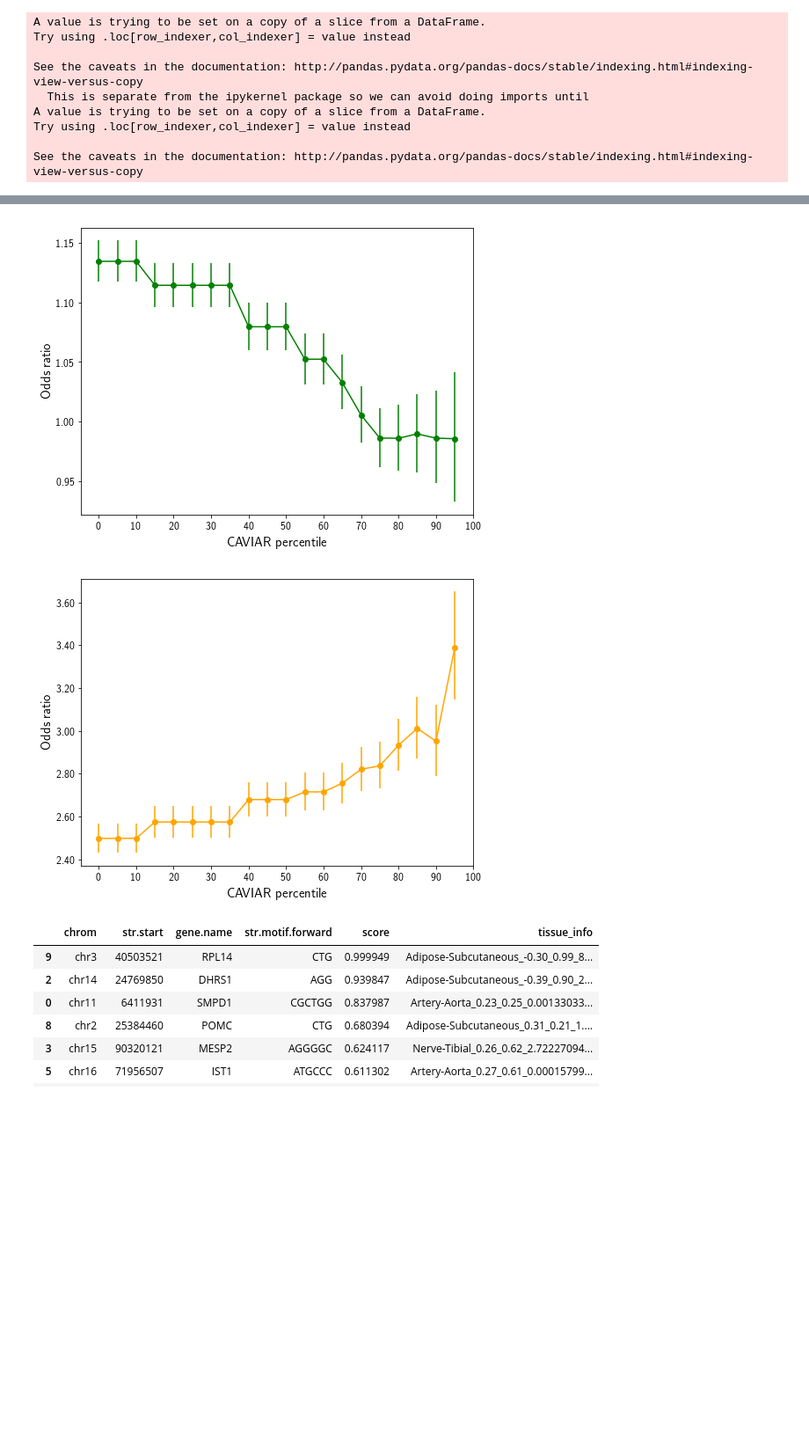
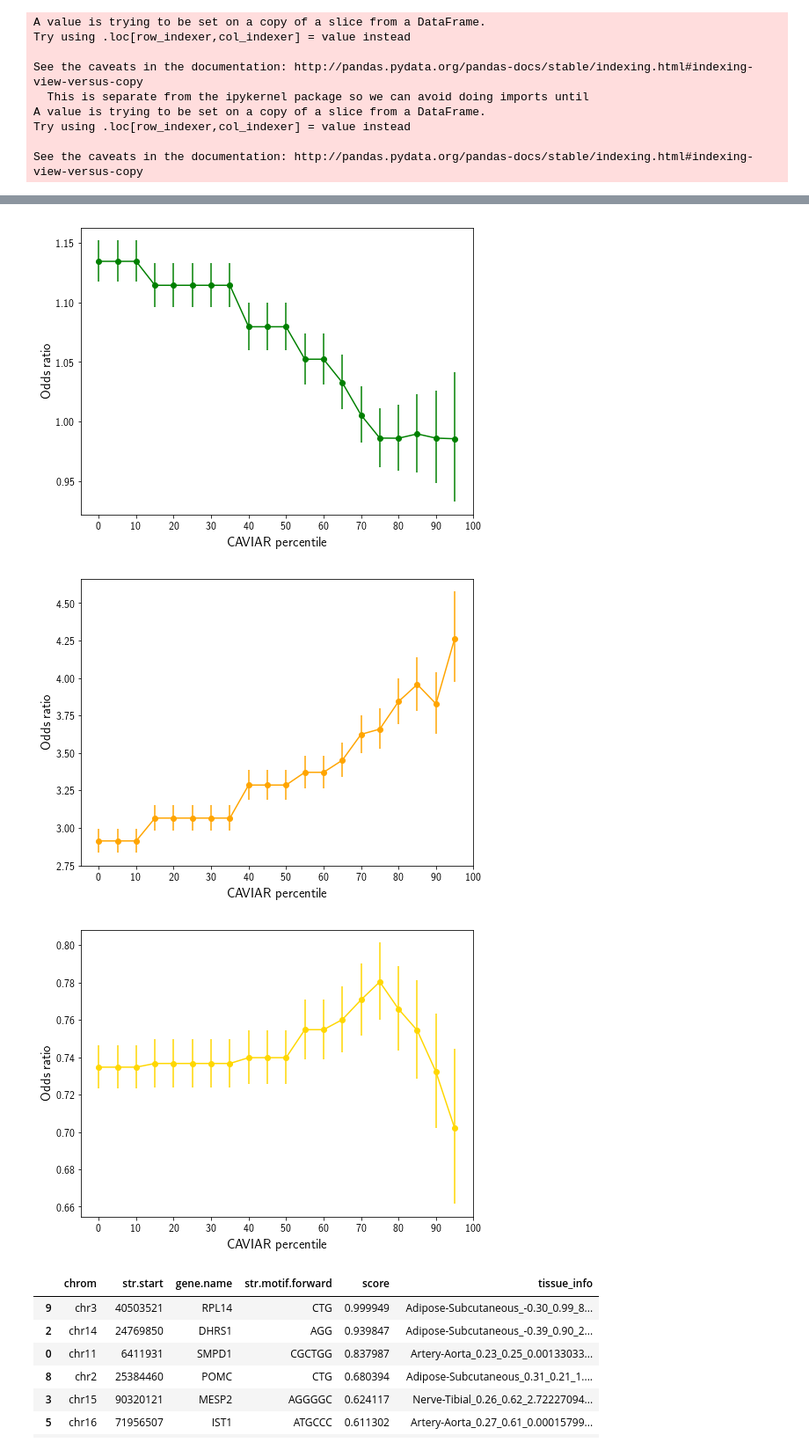
Before and after one commit to gymreklab/gtex-estrs-paper, a Jupyter notebook: figures/eSTR-GTEx-Revision-SuppFiguresEnrichment.ipynb, the cells around one changed output, grey strips where cells are left out. Shown at 88% size. Saved outputs shown, nothing was run; the diff lists cells and outputs as text; code cells hidden in the pictures; blank space fills up the shorter version.

```diff
--- a/figures/eSTR-GTEx-Revision-SuppFiguresEnrichment.ipynb
+++ b/figures/eSTR-GTEx-Revision-SuppFiguresEnrichment.ipynb
@@ -33,7 +33,7 @@ dnaseI = pd.read_csv(os.path.join(DATADIR, "misc", "annotations", "dnasehs_neare
                  names=["chrom","str.start", "x","dist.dnase"])
 
 # All ref data
-ref = pd.read_csv(os.path.join(DATADIR, "misc", "annotations", "hg19.hipstr_reference_annot.bed"), sep="\t")
+ref = pd.read_csv(os.path.join(DATADIR, "misc", "annotations", "hg19.hipstr_reference_annot_v2.bed"), sep="\t")
 ref["str.start"]=ref["start"]
 ref = pd.merge(ref, allstrs[["chrom","str.start"]].drop_duplicates(), on=["chrom","str.start"])
 
@@ -251,13 +252,15 @@ def PlotEnrich(enrich, size=None, fname=None, title=None, ax=None, log2=True):
     ax.axvline(x=0, linestyle="dashed", color="gray")
     if title is not None: ax.set_title(title)
     if fname is not None: fig.savefig(fname)
+# %%
+ref["intergenic"] = ref.apply(lambda x: (x["coding"]+x["introns"]+x["5utr"]+x["3utr"]+x["promoter_pm3kb"])==0, 1)
 # %%
-all_annot = ["coding", "5utr", "3utr", "introns", "hg19_promoter_3kb"]
+all_annot = ["coding", "5utr", "3utr", "introns", "promoter_pm3kb", "intergenic"]
 
 annotenrich_by_cutoff = []
 #cutoffs = list(np.arange(0, 0.91, 0.05))+[MIN_CAUSAL_SCORE]
 percentiles = np.arange(0, 105, 5)
-cutoffs = [round(item, 2) for item in np.percentile(estrs[~np.isnan(estrs["score"])]["score"], percentiles)]
+cutoffs = [round(item, 2) for item in np.percentile(estrs[~np.isnan(estrs["score"])]["score"], percentiles)] + [0.5]
 percall = []
 
 prev_cutoff = -1
@@ -287,40 +291,41 @@ annot_colors = {
     "introns": "green",
     "5utr": "purple",
     "3utr": "blue",
-    "hg19_promoter_3kb": "orange",
-    "cabili_lincrnas_ucsc": "gold"
+    "promoter_pm3kb": "orange",
+    "intergenic": "gold"
 }
 percentiles_ax = list(percentiles)[:-1]
 
 
 
 for j in range(len(all_annot)):
     fig = plt.figure()
     fig.set_size_inches((8, 6))
     ax = fig.add_subplot(111)
     causal_enrich = ([annotenrich_by_cutoff[i]["odds.causal"].values[j] for i in range(len(percentiles_ax))])
     estr_enrich = ([annotenrich_by_cutoff[i]["odds.estrs"].values[j] for i in range(len(percentiles_ax))])
     causal_errs_low = [causal_enrich[i]-annotenrich_by_cutoff[i]["odds.causal.low"].values[j] for i in range(len(percentiles_ax))]
     causal_errs_high = [annotenrich_by_cutoff[i]["odds.causal.high"].values[j]-causal_enrich[i] for i in range(len(percentiles_ax))]
     color = annot_colors[all_annot[j]]
     #ax.plot(percentiles_ax, causal_enrich, label=all_annot[j].replace("_",""), color=color)
     ax.errorbar(percentiles_ax, causal_enrich, yerr=(causal_errs_low, causal_errs_high),
                 label=all_annot[j].replace("_",""), color=color, marker="o")
     #ax.plot(percentiles_ax, estr_enrich, linestyle="dashed", color=color)
     #ax.axhline(y=0, color="black")
 #ax.legend(loc="lower right");
     ax.set_xlabel("CAVIAR percentile", size=15)
     ax.set_ylabel("Odds ratio", size=15)
     ax.set_xticks(np.arange(0, 101, 10))
     ax.set_xticklabels([int(item) for item in ax.get_xticks()], size=12)
     ax.set_yticklabels(["%.2f"% item for item in ax.get_yticks()], size=12);
     if SAVEPLOT: fig.savefig(os.path.join(RESULTSDIR, "SuppFig_CAVSCORE_%s.pdf"%all_annot[j]))
 # %% [output]
 [figure]
 [figure]
 [figure]
 [figure]
-[figure, old version]
+[figure, new version]
+[figure, added]
 # %%
 # Table of coding eSTRs
 coding_causal = pd.merge(estrs[estrs["score"]>=MIN_CAUSAL_SCORE], ref[ref["coding"]>0][["chrom","str.start"]], on=["chrom","str.start"])[["chrom","str.start","gene.name","str.motif.forward","score","tissue_info"]]
```
Also changed, not shown: parts of 3 cells of this notebook, 11 other files.
